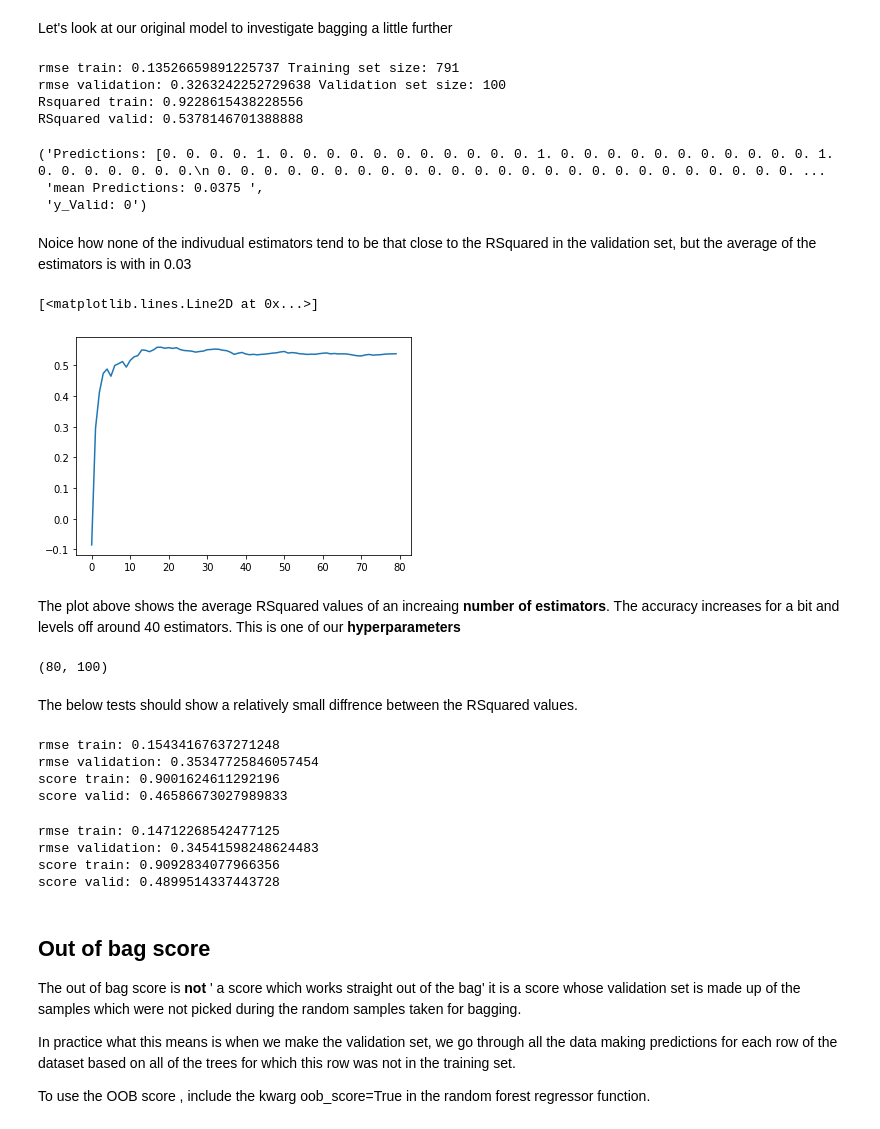
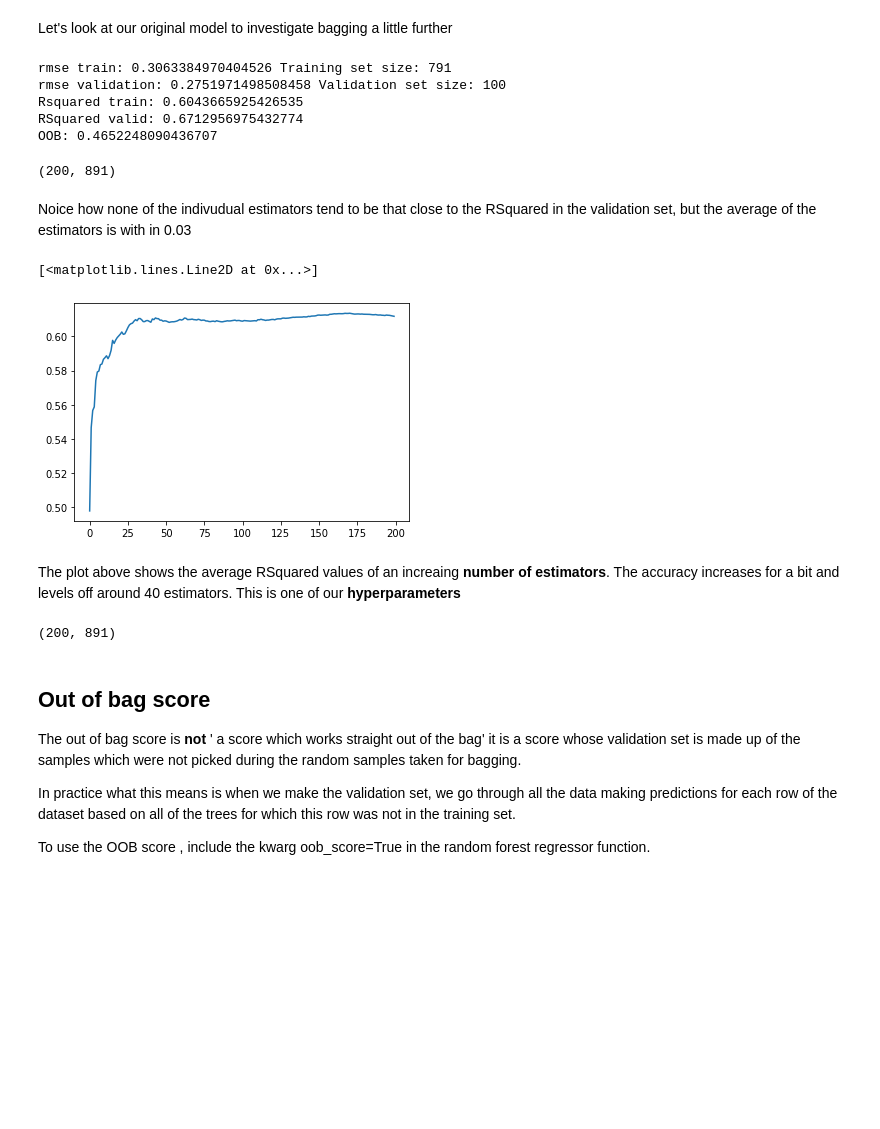
Before and after one commit to Mgallimore88/ML_Titanic, a Jupyter notebook: titanic_notebook.ipynb, the cells around one changed output. Cells and saved outputs as stored; diff of their text form; code cells hidden in the pictures; blank space fills up the shorter version.

```diff
--- a/titanic_notebook.ipynb
+++ b/titanic_notebook.ipynb
@@ -288,5 +211,5 @@ Length: 891, dtype: int16
 # %% [markdown]
 we can put these in a more sensible order by using set_categories. inplace means it will change the existing dataframe rather than return a new dataframe.
 # %%
-df_raw.UsageBand.cat.set_categories(['High', 'Medium','Low'], ordered=True, inplace=True)
-df_raw.UsageBand.cat.categories
+# df_raw.UsageBand.cat.set_categories(['High', 'Medium','Low'], ordered=True, inplace=True)
+# df_raw.UsageBand.cat.categories
@@ -347,4 +265,4 @@ titanic_trained_raw
 # %% [markdown]
 ## loading
 # %%
-df_raw = pd.read_feather('tmp/titanic_trained_raw')
+df = pd.read_feather('tmp/titanic_trained_raw')
@@ -653,31 +520,31 @@ Let's look at our original model to investigate bagging a little further
 
 
 
-m = RandomForestRegressor(n_jobs=-1, n_estimators = 80)
-m.fit(x_train, y_train)
+m = RandomForestRegressor(n_jobs=-1, max_depth=5, n_estimators = 200, min_samples_leaf = 3, bootstrap=True, oob_score=True)
+m.fit(df, y)
 print_score(m)
 # %% [output]
-rmse train: 0.13526659891225737 Training set size: 791
-rmse validation: 0.3263242252729638 Validation set size: 100
-Rsquared train: 0.9228615438228556
-RSquared valid: 0.5378146701388888
+rmse train: 0.3063384970404526 Training set size: 791
+rmse validation: 0.2751971498508458 Validation set size: 100
+Rsquared train: 0.6043665925426535
+RSquared valid: 0.6712956975432774
+OOB: 0.4652248090436707
 # %%
-preds = np.stack([t.predict(x_valid) for t in m.estimators_])
-f'Predictions: {preds[:,0]} ',f'mean Predictions: {np.mean(preds[:,0])} ',f'y_Valid: {y_valid[0]}'
+preds = np.stack([t.predict(df) for t in m.estimators_])
+preds.shape
+#f'Predictions: {preds[:,0].round(2)} ',f'mean Predictions: {np.mean(preds[:,0])} ',f'y_Valid: {y_valid[0]}'
 # %% [output]
-('Predictions: [0. 0. 0. 0. 1. 0. 0. 0. 0. 0. 0. 0. 0. 0. 0. 0. 1. 0. 0. 0. 0. 0. 0. 0. 0. 0. 0. 0. 1. 0. 0. 0. 0. 0. 0. 0.\n 0. 0. 0. 0. 0. 0. 0. 0. 0. 0. 0. 0. 0. 0. 0. 0. 0. 0. 0. 0. 0. 0. 0. 0. 0. ...
- 'mean Predictions: 0.0375 ',
- 'y_Valid: 0')
+(200, 891)
 # %% [markdown]
 Noice how none of the indivudual estimators tend to  be that close to the RSquared in the validation set, but the average of the estimators is with in 0.03
 # %%
-plt.plot([metrics.r2_score(y_valid, np.mean(preds[:i+1], axis=0)) for i in range(80)])
+plt.plot([metrics.r2_score(y, np.mean(preds[:i+1], axis=0)) for i in range(200)])
 # %% [output]
 [<matplotlib.lines.Line2D at 0x...>]
-[figure, old version]
+[figure, new version]
 # %% [markdown]
 The plot above shows the average RSquared values of an increaing <strong>number of estimators</strong>. The accuracy increases for a bit and levels off around 40 estimators. This is one of our <strong>hyperparameters</strong>
 # %%
 preds.shape
 # %% [output]
-(80, 100)
+(200, 891)
@@ -686,23 +551,3 @@ preds.shape
-# %% [markdown]
-The below tests should show a relatively small diffrence between the RSquared values.
-# %%
-m=RandomForestRegressor(n_estimators=20, n_jobs=-1)
-m.fit(x_train, y_train)
-print_score(m)
-# %% [output]
-rmse train: 0.15434167637271248
-rmse validation: 0.35347725846057454
-score train: 0.9001624611292196
-score valid: 0.46586673027989833
-# %%
-m=RandomForestRegressor(n_estimators=40, n_jobs=-1)
-m.fit(x_train, y_train)
-print_score(m)
-# %% [output]
-rmse train: 0.14712268542477125
-rmse validation: 0.34541598248624483
-score train: 0.9092834077966356
-score valid: 0.4899514337443728
 # %% [markdown]
 ## Out of bag score
 The out of bag score is <b>not</b> ' a score which works straight out of the bag'
```
Also changed, not shown: parts of 66 cells of this notebook, 3 other files.
